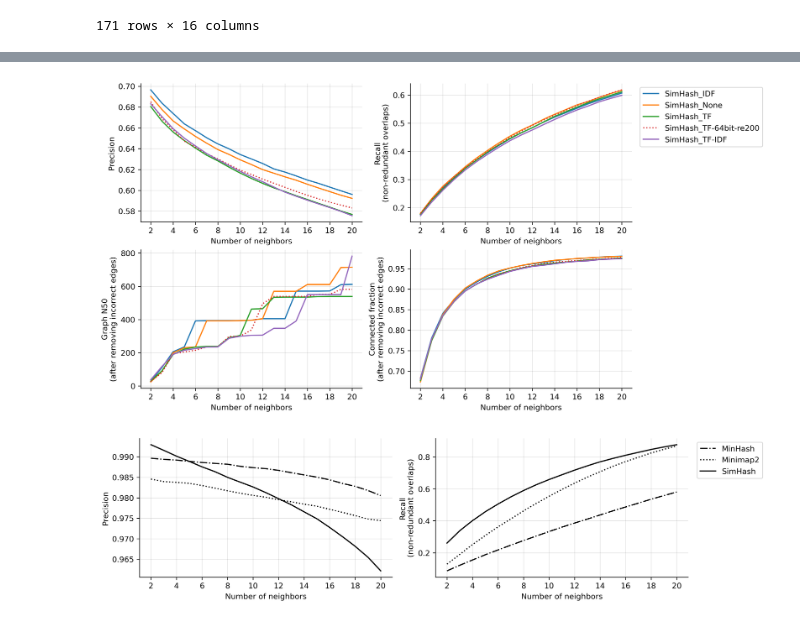
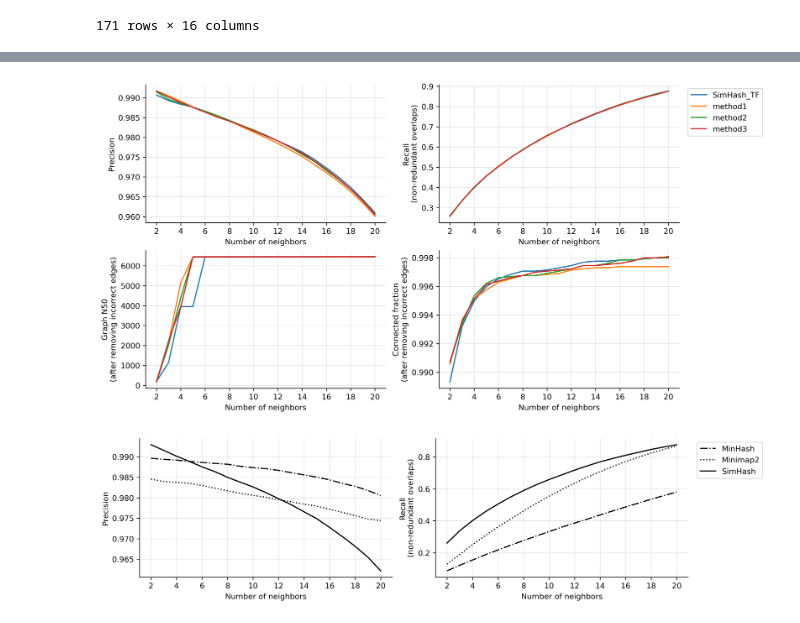
Before and after one commit to jzhang-dev/kNN-overlap-finder, a Jupyter notebook: notebooks/visulization/visulization.ipynb, the cells around one changed output, grey strips where cells are left out. Drawn from its saved outputs; the diff is of its cells as text; code cells hidden in the pictures.

```diff
--- a/notebooks/visulization/visulization.ipynb
+++ b/notebooks/visulization/visulization.ipynb
@@ -37,7 +37,7 @@ from plots import plot_read_graph, mp_plot_read_graphs, get_graphviz_layout, get
 /home/miaocj/docker_dir/kNN-overlap-finder/scripts/../lib
 # %%
 import glob
-evaluate_dir = '/home/miaocj/docker_dir/kNN-overlap-finder/data/evaluation/human/IGK/ONT_R9/kmer_k16/'
+evaluate_dir = '/home/miaocj/docker_dir/kNN-overlap-finder/data/evaluation/human/HLA/ONT_R9/kmer_k16/'
 file_list = glob.glob(evaluate_dir + '*overlap_stat.tsv')
 
 # 循环打开文件
@@ -52,7 +52,7 @@ all_stat_df['connected_fraction'] = 1 - all_stat_df['singleton_fraction']
 methods = all_stat_df['description'].unique()
 visul_method = []
 for method in methods:
-    if 'Sim' in method:
+    if 'method' in method:
         visul_method.append(method)
 
 method_compare = all_stat_df[all_stat_df['description'].isin(visul_method)]
@@ -139,6 +168,8 @@ for method in methods:
     if 'Exact' in method:
         print(method)
 # %%
+all_stat_df = all_stat_df.replace({'isomap':'Isomap','scbimap':'scBiMap','pca':'PCA'})
+df = all_stat_df
 k_values = np.arange(2, 21)
 y_labels = dict(
     precision="Precision",
@@ -160,11 +191,11 @@ for i, ax in enumerate( itertools.chain(*axes) ):
     x = 'n_neighbors'
     hue = 'description'
     for j,(desc, group) in enumerate(df.groupby(hue)):
-        if 'Sim' in desc:
+        if 'scBi' in desc:
             linestyle = 'solid'
-        elif 'Minimap2' in desc:
+        elif 'PCA' in desc:
             linestyle = 'dotted'
-        elif 'MinHash' in desc:
+        elif 'spectrual' in desc:
             linestyle = 'dashdot'
         else:
             linestyle = 'dashed'
@@ -181,5 +214,4 @@ for i, ax in enumerate( itertools.chain(*axes) ):
 # %%
-all_stat_df = all_stat_df.replace({'SimHash_TF-64bit-re200':'SimHash_TF-64bit'})
 k_values = np.arange(2, 21)
 y_labels = dict(
     precision="Precision",
@@ -193,34 +225,34 @@ if len(visul_method) <= 10:
 elif len(visul_method) <= 20:
     color_list = seaborn.color_palette("tab20")
 else:
     color_list = seaborn.color_palette("rainbow")
 
 fig, axes = plt.subplots(2, 2, figsize=(12, 6), constrained_layout=True)
 for i, ax in enumerate( itertools.chain(*axes) ):
     y = list(y_labels)[i]
     x = 'n_neighbors'
     hue = 'description'
     for j,(desc, group) in enumerate(df.groupby(hue)):
         if '--' in desc:
             linestyle = 'solid'
         elif '64' in desc:
             linestyle = 'dotted'
         elif '--' in desc:
             linestyle = 'dashdot'
         else:
             linestyle = 'solid'
         ax.plot(group[x], group[y], label=desc, color =  color_list[j], linestyle = linestyle)
     ax.set_xticks([ x for x in k_values if x%2==0])
     ax.set_xlabel("Number of neighbors")
     ax.set_ylabel(y_labels[y])
     ax.grid(axis='both', color='k', alpha=0.1)
 
     if i == 1:
         ax.legend(loc="upper left", bbox_to_anchor=(1.02, 1))
 
     ax.spines[['top', 'right']].set_visible(False)
 # %% [output]
-[figure, old version]
+[figure, new version]
 # %%
 ##仅两组
 df =df_IGH
```
Also changed, not shown: parts of 6 cells of this notebook, 26 other files.
